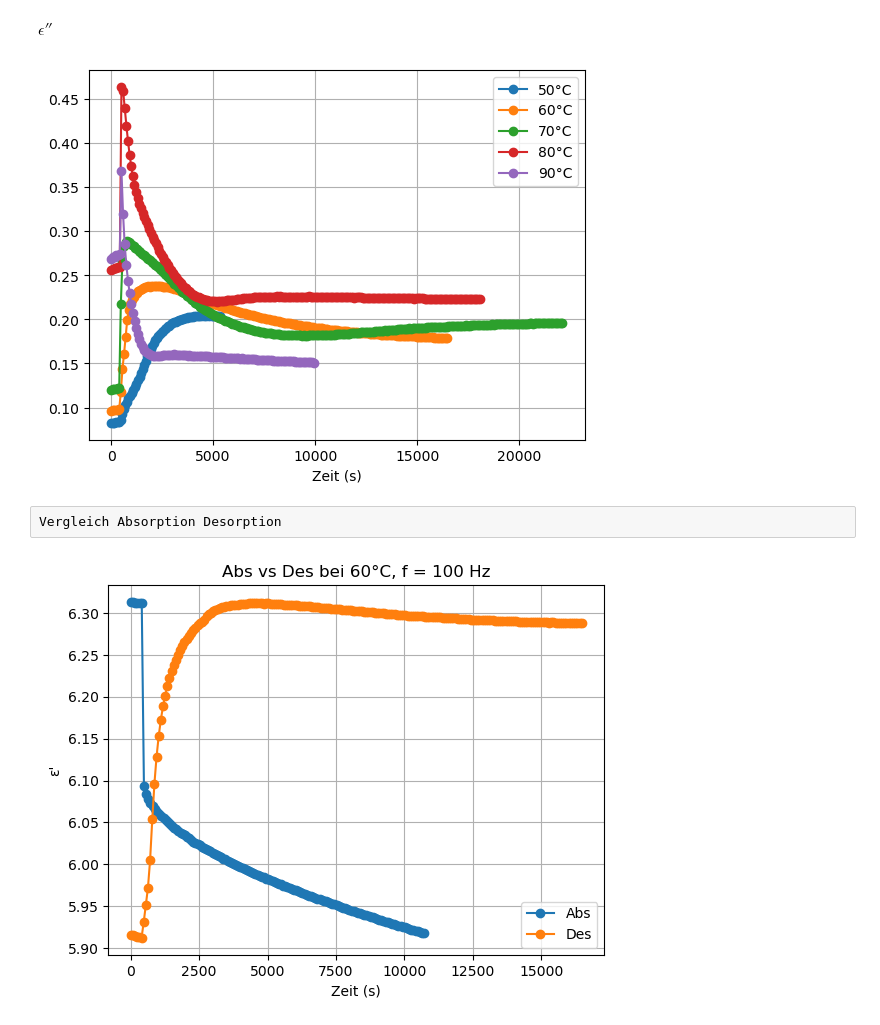
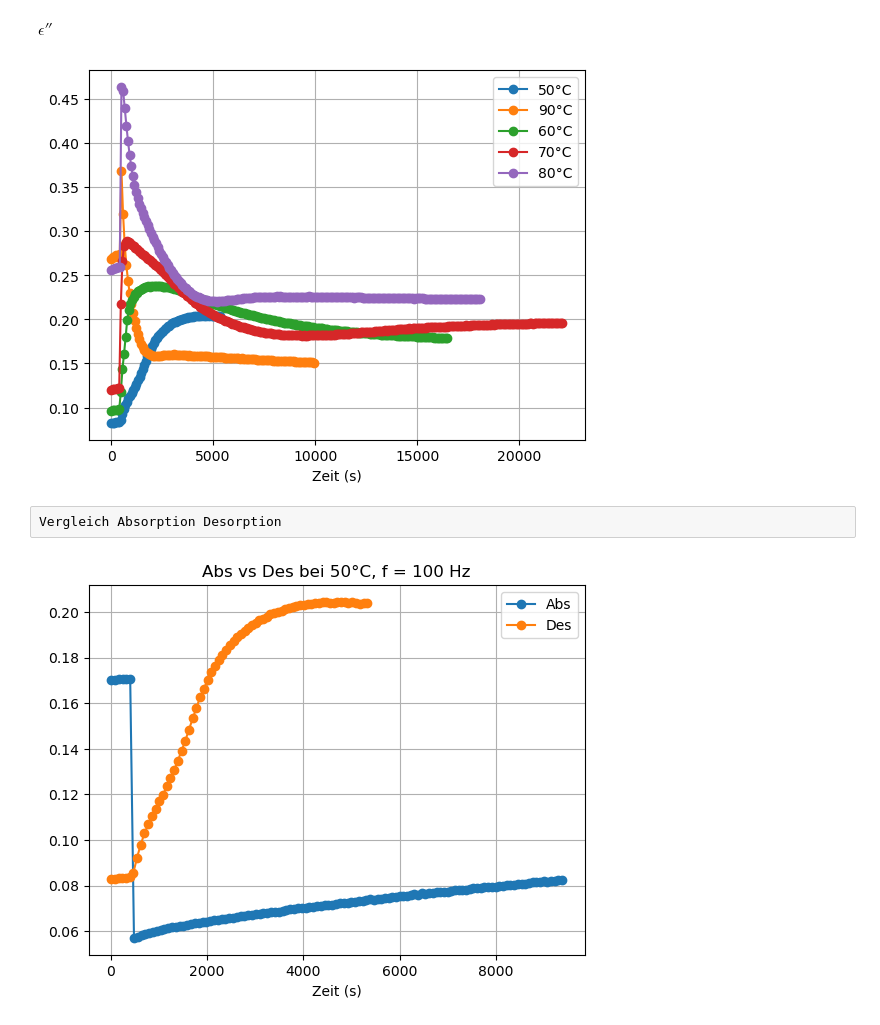
Before and after one commit to maxwolters02/bachelor-thesis, a Jupyter notebook: Code/read and plot.ipynb, the cells around one changed output. Saved outputs shown, nothing was run; the diff lists cells and outputs as text; code cells hidden in the pictures.

```diff
--- a/Code/read and plot.ipynb
+++ b/Code/read and plot.ipynb
@@ -184,6 +186,7 @@ import pandas as pd
 import matplotlib.pyplot as plt
 
 f0 = 100
+material = "PEI5mgmL"
 mode = "Abs"
 temps = df_all["Temperature"].unique()
 
@@ -193,6 +196,7 @@ for temp in temps:
 
     df_sel = df_all[
         (df_all["Temperature"] == temp) &
+        (df_all["Material"] == material) &
         (df_all["Mode"] == mode)
     ]
 
@@ -237,6 +241,7 @@ import matplotlib.pyplot as plt
 
 f0 = 100
 mode = "Abs"
+material = "PEI5mgmL"
 temps = df_all["Temperature"].unique()
 
 plt.figure()
@@ -245,6 +250,7 @@ for temp in temps:
 
     df_sel = df_all[
         (df_all["Temperature"] == temp) &
+        (df_all["Material"] == material) &
         (df_all["Mode"] == mode)
     ]
 
@@ -291,6 +297,7 @@ import matplotlib.pyplot as plt
 
 f0 = 100
 mode = "Des"
+material = "PEI5mgmL"
 temps = df_all["Temperature"].unique()
 
 plt.figure()
@@ -299,6 +306,7 @@ for temp in temps:
 
     df_sel = df_all[
         (df_all["Temperature"] == temp) &
+        (df_all["Material"] == material) &
         (df_all["Mode"] == mode)
     ]
 
@@ -343,6 +351,7 @@ import matplotlib.pyplot as plt
 
 f0 = 100
 mode = "Des"
+material = "PEI5mgmL"
 temps = df_all["Temperature"].unique()
 
 plt.figure()
@@ -351,6 +360,7 @@ for temp in temps:
 
     df_sel = df_all[
         (df_all["Temperature"] == temp) &
+        (df_all["Material"] == material) &
         (df_all["Mode"] == mode)
     ]
 
@@ -386,7 +396,7 @@ plt.grid(True)
 plt.legend()
 plt.show()
 # %% [output]
-[figure, old version]
+[figure, new version]
 # %% [raw]
 Vergleich Absorption Desorption
 # %%
@@ -398,7 +408,8 @@ import matplotlib.pyplot as plt
 # =========================
 
 f0 = 100
-temp = "60°C"
+material = "PEI5mgmL"
+temp = "50°C"
 
 modes = ["Abs", "Des"]
 
@@ -412,6 +423,7 @@ for mode in modes:
 
     df_sel = df_all[
         (df_all["Temperature"] == temp) &
+        (df_all["Material"] == material) &
         (df_all["Mode"] == mode)
     ]
 
@@ -422,35 +434,35 @@ for mode in modes:
 
     time_series = []
 
     for spec_id, spec in groups:
 
         row = spec.loc[(spec["Freq_Hz"] - f0).abs().idxmin()]
 
         time_series.append([
             spec["MTime_s"].iloc[0],
-            row["Eps_real"]
+            row["Eps_imag"]
         ])
 
-    eps_time_df = pd.DataFrame(time_series, columns=["Time_s", "Eps_real"])
+    eps_time_df = pd.DataFrame(time_series, columns=["Time_s", "Eps_imag"])
     eps_time_df = eps_time_df.sort_values("Time_s")
 
     plt.plot(
         eps_time_df["Time_s"],
-        eps_time_df["Eps_real"],
+        eps_time_df["Eps_imag"],
         marker="o",
         label=mode
     )
 
 # =========================
 # Plot Styling
 # =========================
 
 plt.xlabel("Zeit (s)")
-plt.ylabel("ε'")
+#plt.ylabel("ε'")
 plt.title(f"Abs vs Des bei {temp}, f = {f0} Hz")
 plt.grid(True)
 plt.legend()
 
 plt.show()
 # %% [output]
-[figure, old version]
+[figure, new version]
```
Also changed, not shown: parts of 6 cells of this notebook.
